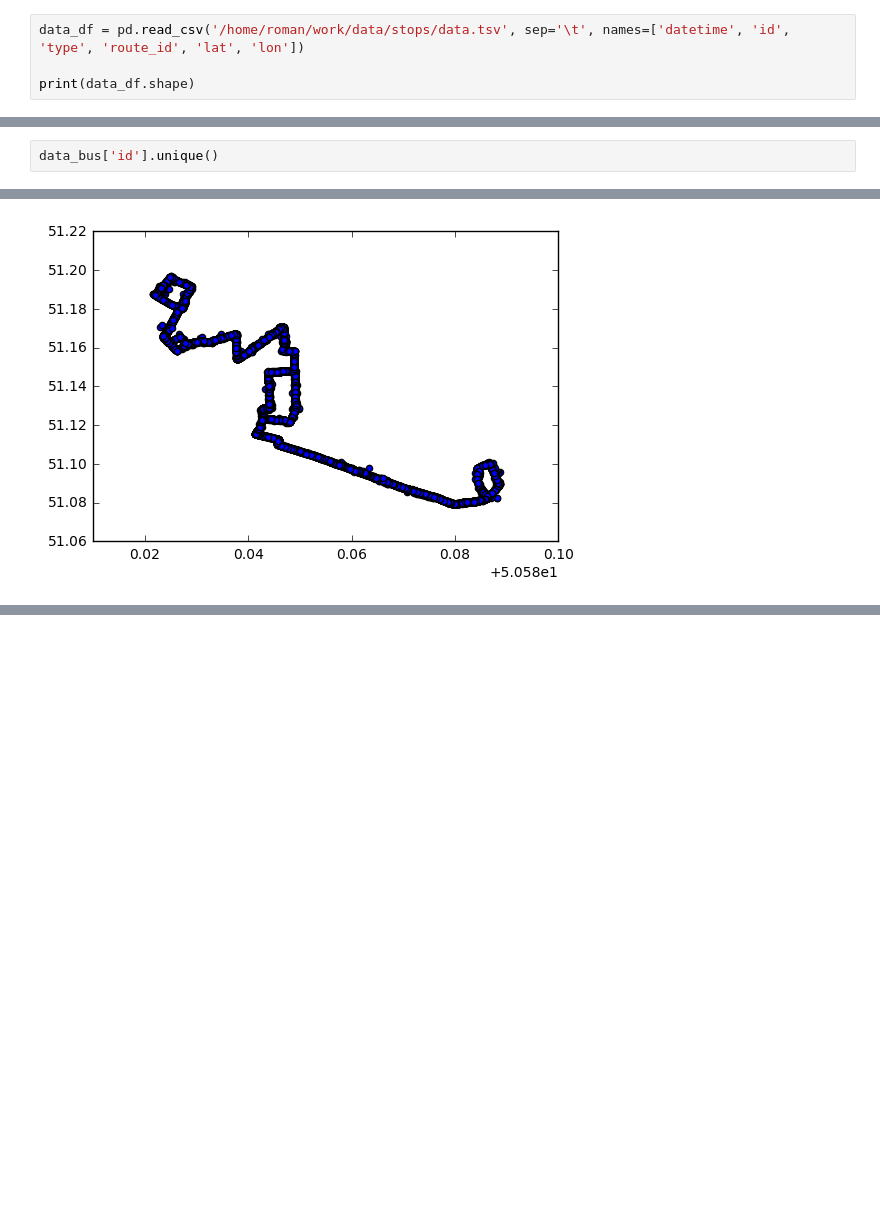
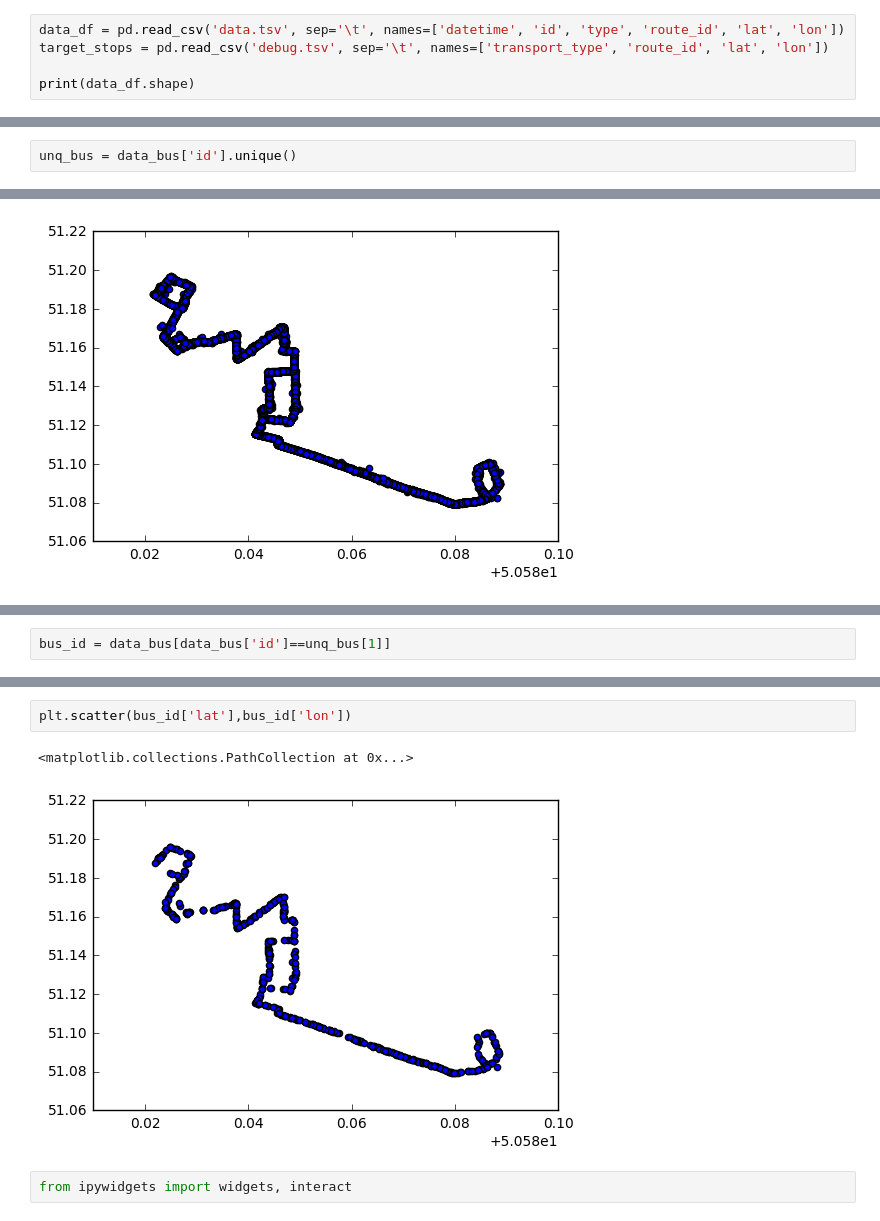
Before and after one commit to Cubbee/public-transport-stops-challenge, a Jupyter notebook: Stops.ipynb, the cells around one changed output, grey strips where cells are left out. Drawn from its saved outputs; the diff is of its cells as text; blank space fills up the shorter version.

```diff
--- a/Stops.ipynb
+++ b/Stops.ipynb
@@ -6,5 +21,6 @@ import matplotlib.pyplot as plt
 # %%
-data_df = pd.read_csv('/home/roman/work/data/stops/data.tsv', sep='\t', names=['datetime', 'id', 'type', 'route_id', 'lat', 'lon'])
+data_df = pd.read_csv('data.tsv', sep='\t', names=['datetime', 'id', 'type', 'route_id', 'lat', 'lon'])
+target_stops = pd.read_csv('debug.tsv', sep='\t', names=['transport_type', 'route_id', 'lat', 'lon'])
 
 print(data_df.shape)
 # %% [output]
@@ -103,4 +119,4 @@ bus_routes[1]
 # %% [output]
 4
 # %%
-data_bus['id'].unique()
+unq_bus = data_bus['id'].unique()
@@ -304,0 +130,2 @@ bus_sv1.to_csv('busSv1.csv',index=False,sep=',')
+# %%
+bus_id = data_bus[data_bus['id']==unq_bus[1]]
@@ -304,0 +142,7 @@ bus_sv1.to_csv('busSv1.csv',index=False,sep=',')
+# %%
+plt.scatter(bus_id['lat'],bus_id['lon'])
+# %% [output]
+<matplotlib.collections.PathCollection at 0x...>
+[figure, added]
+# %%
+from ipywidgets import widgets, interact
```
Also changed, not shown: parts of 91 cells of this notebook.
